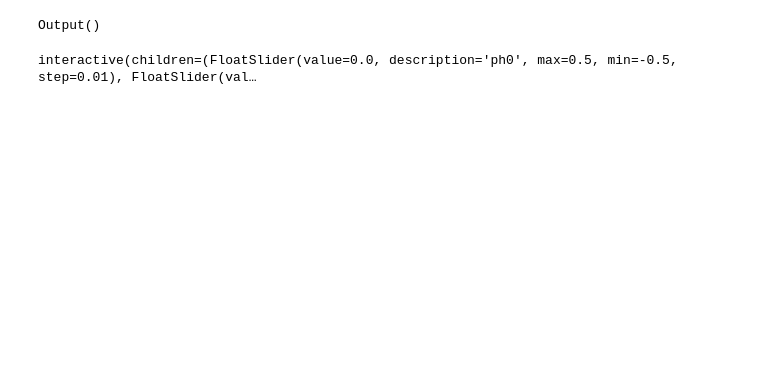
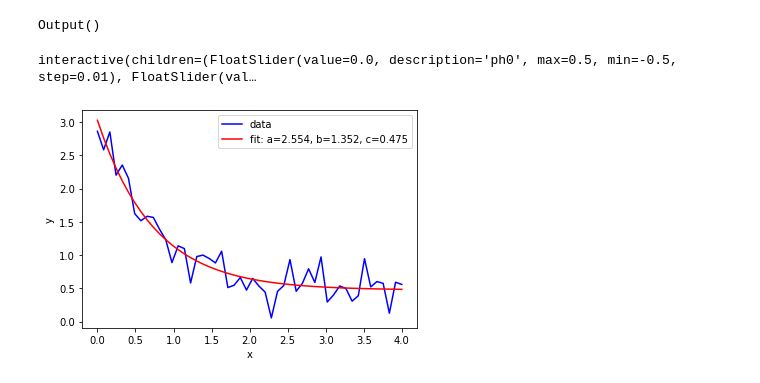
Before and after one commit to mehipour/p31_data_processing, a Jupyter notebook: nmr_analysis_p31.ipynb, the cells around one changed output. Drawn from its saved outputs; the diff is of its cells as text; code cells hidden in the pictures; blank space fills up the shorter version.

```diff
--- a/nmr_analysis_p31.ipynb
+++ b/nmr_analysis_p31.ipynb
@@ -38,14 +63,14 @@ def phase_spectrum(ph0, ph1):
         ph1::[float]
             first order phase
     '''
-    c.phase(ph0*pi, ph1/1000)
-    c.show_real_spectrum()
+    s.phase(ph0*pi, ph1/1000)
+    s.show_real_spectrum()
     print(f'use ph0:{ph0}*pi, and ph1:{ph1/1000}')
 
 
-c = NMRObject(read_complex_fid(file_path))
-c.sw = SW_HZ
-c.line_broad(30)
+s = NMRObject(read_complex_fid(file_path))
+s.sw = SW_HZ
+s.line_broad(30)
 interactive_plot = interactive(phase_spectrum,
                             ph0=(-0.5, 0.5, 0.01),
                             ph1=(-2, 2, 0.02))
@@ -83,3 +108,29 @@ interactive(children=(FloatSlider(value=0.0, description='ph0', max=0.5, min=-0.
 #                      + s8*r / ((x-f8)^2+r^2) + s9*r / ((x-f9)^2+r^2) +
 #                     s10*r / ((x-f10)^2+r^2) + p0 + p1*x + p2*x^2 + p3*x^3
 #                     + p4*x^4
+# %%
+def func(x, a, b, c):
+    return a * np.exp(-b * x) + c
+
+def wrapper_func(x, p):
+    a, b, c = p[0], p[1], p[2]
+    return func(x, a, b, c)
+# %%
+xdata = np.linspace(0, 4, 50)
+param = [2.5, 1.3, 0.5]
+y = wrapper_func(xdata, param)
+np.random.seed(1729)
+y_noise = 0.2 * np.random.normal(size=xdata.size)
+ydata = y + y_noise
+popt, pcov = curve_fit(func, xdata, ydata)
+# %%
+plt.plot(xdata, ydata, 'b-', label='data')
+plt.plot(xdata, func(xdata, *popt), 'r-',
+         label='fit: a=%5.3f, b=%5.3f, c=%5.3f' % tuple(popt))
+
+plt.xlabel('x')
+plt.ylabel('y')
+plt.legend()
+plt.show()
+# %% [output]
+[figure, added]
```
Also changed, not shown: parts of 4 cells of this notebook, 3 other files.
